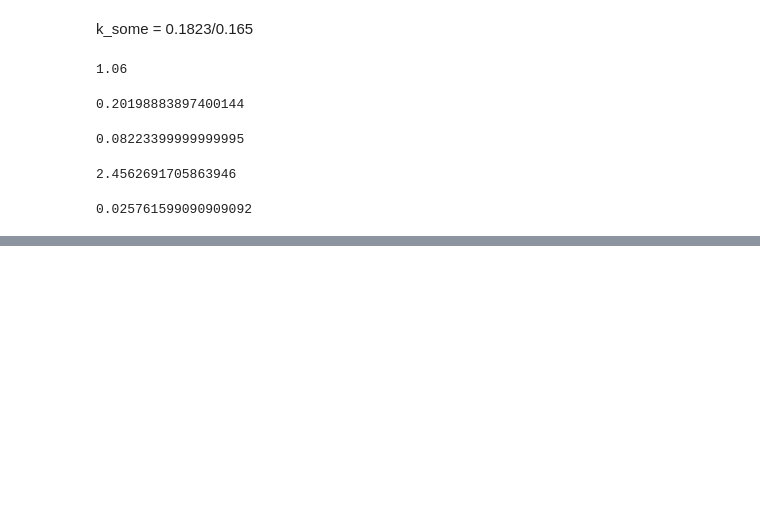
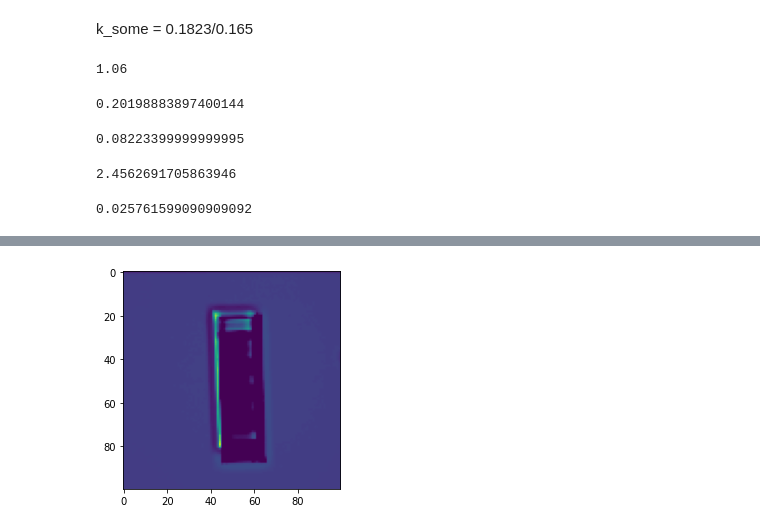
Before and after one commit to rclemsmith/Final-Year-Project, a Jupyter notebook: bmd.ipynb, the cells around one changed output, grey strips where cells are left out. Saved outputs shown, nothing was run; the diff lists cells and outputs as text; code cells hidden in the pictures; blank space fills up the shorter version.

```diff
--- a/bmd.ipynb
+++ b/bmd.ipynb
@@ -227,0 +249,7 @@ M_b
+# %%
+Z = plantcv.image_subtract(imga,imgb)
+plt.imshow(Z)
+i = Image.fromarray(Z)
+i.show()
+# %% [output]
+[figure, added]
```
Also changed, not shown: parts of 4 cells of this notebook, 1 other file.
